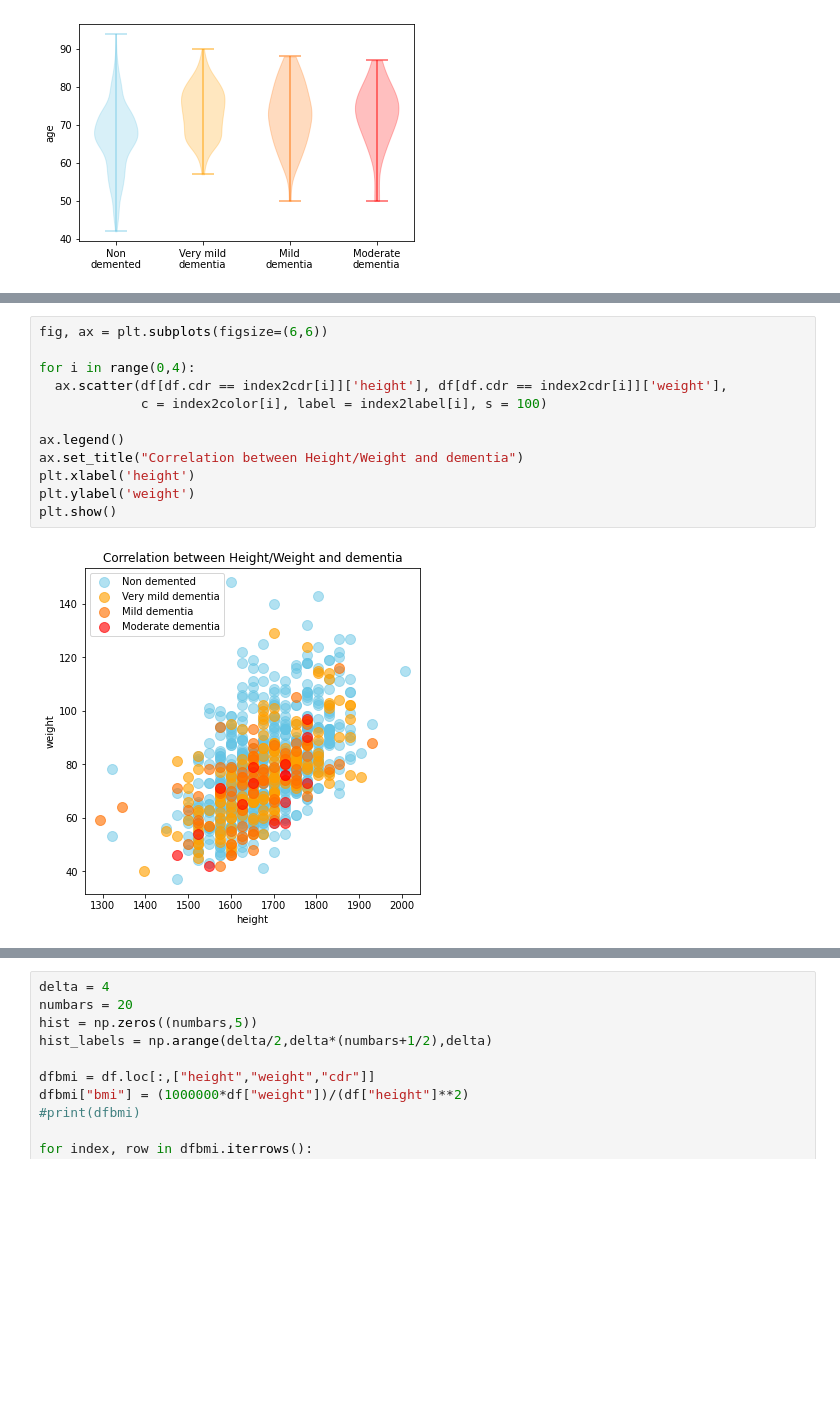
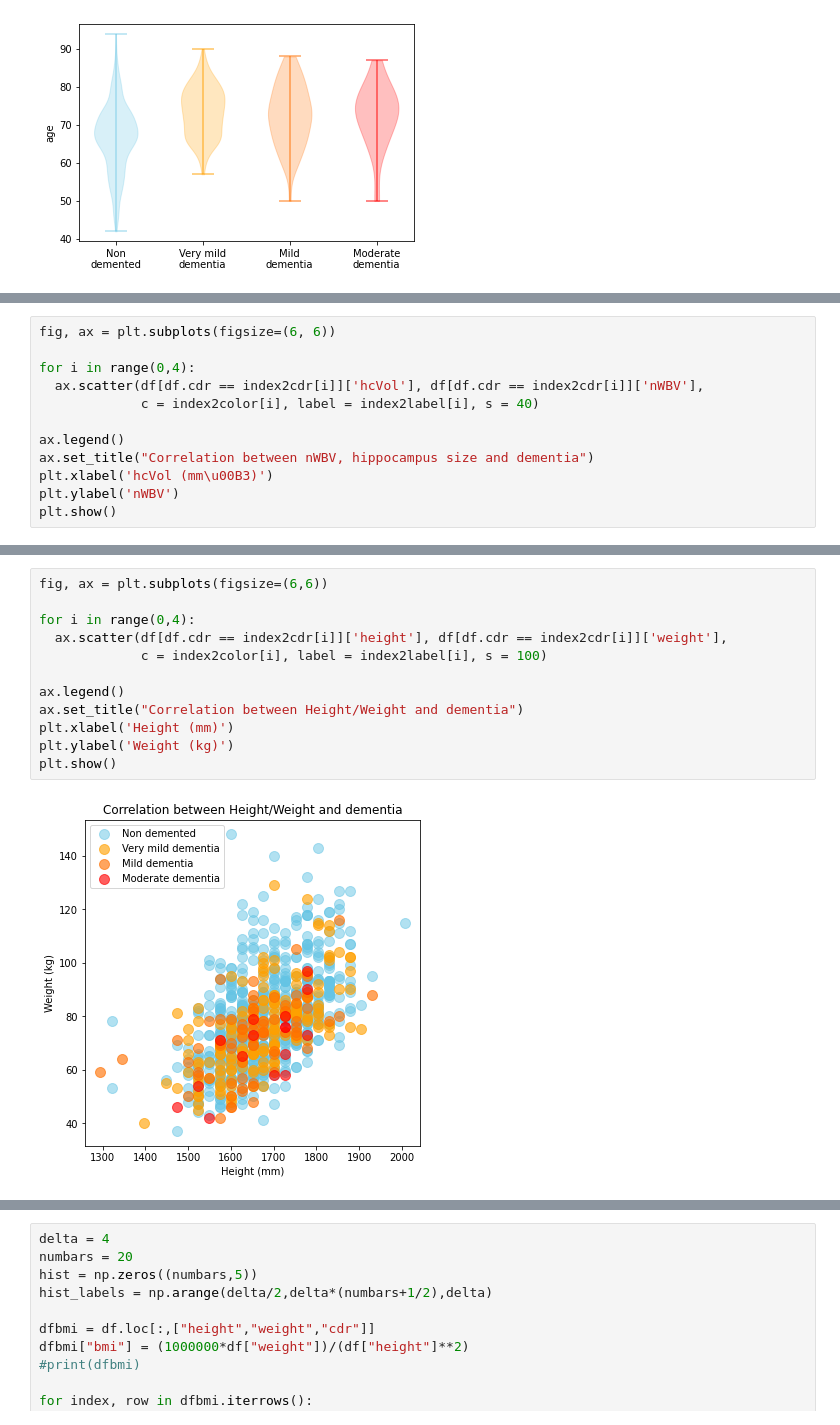
Before and after one commit to xCocco0/alzheimer-recognition, a Jupyter notebook: alzheimer.ipynb, the cells around one changed output, grey strips where cells are left out. Saved outputs shown, nothing was run; the diff lists cells and outputs as text; blank space fills up the shorter version.

```diff
--- a/alzheimer.ipynb
+++ b/alzheimer.ipynb
@@ -98,0 +96,12 @@ plt.show()
+# %%
+fig, ax = plt.subplots(figsize=(6, 6))
+
+for i in range(0,4):
+  ax.scatter(df[df.cdr == index2cdr[i]]['hcVol'], df[df.cdr == index2cdr[i]]['nWBV'],
+             c = index2color[i], label = index2label[i], s = 40)
+
+ax.legend()
+ax.set_title("Correlation between nWBV, hippocampus size and dementia")
+plt.xlabel('hcVol (mm\u00B3)')
+plt.ylabel('nWBV')
+plt.show()
@@ -99,17 +110,17 @@ plt.show()
 # %%
 fig, ax = plt.subplots(figsize=(6,6))
 
 for i in range(0,4):
   ax.scatter(df[df.cdr == index2cdr[i]]['height'], df[df.cdr == index2cdr[i]]['weight'],
              c = index2color[i], label = index2label[i], s = 100)
 
 ax.legend()
 ax.set_title("Correlation between Height/Weight and dementia")
-plt.xlabel('height')
-plt.ylabel('weight')
+plt.xlabel('Height (mm)')
+plt.ylabel('Weight (kg)')
 plt.show()
 # %% [output]
-[figure, old version]
+[figure, new version]
 # %%
 delta = 10
 numbars = 10
```
Also changed, not shown: parts of 6 cells of this notebook.
